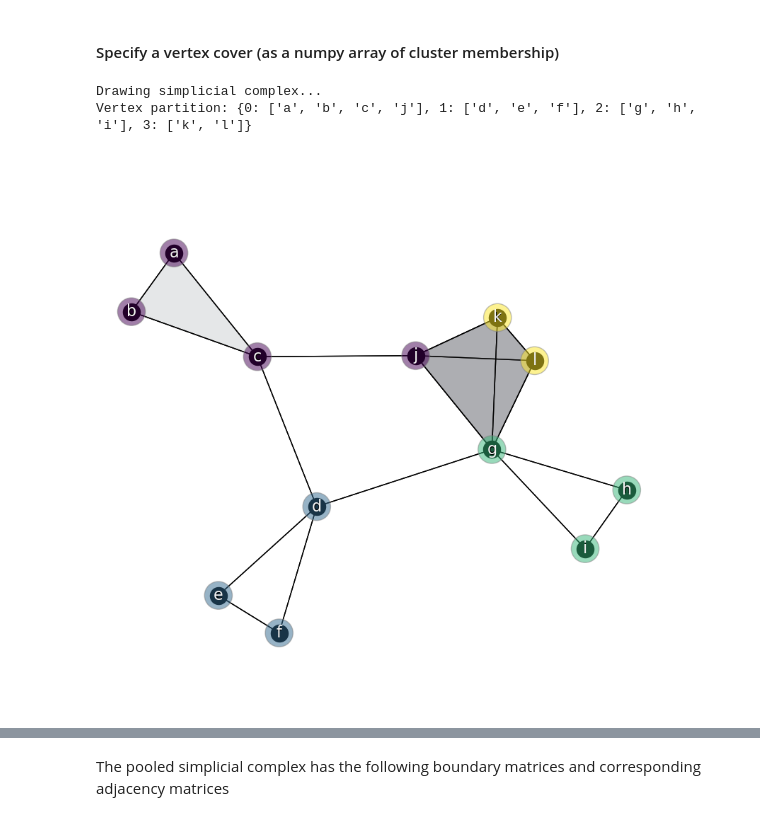
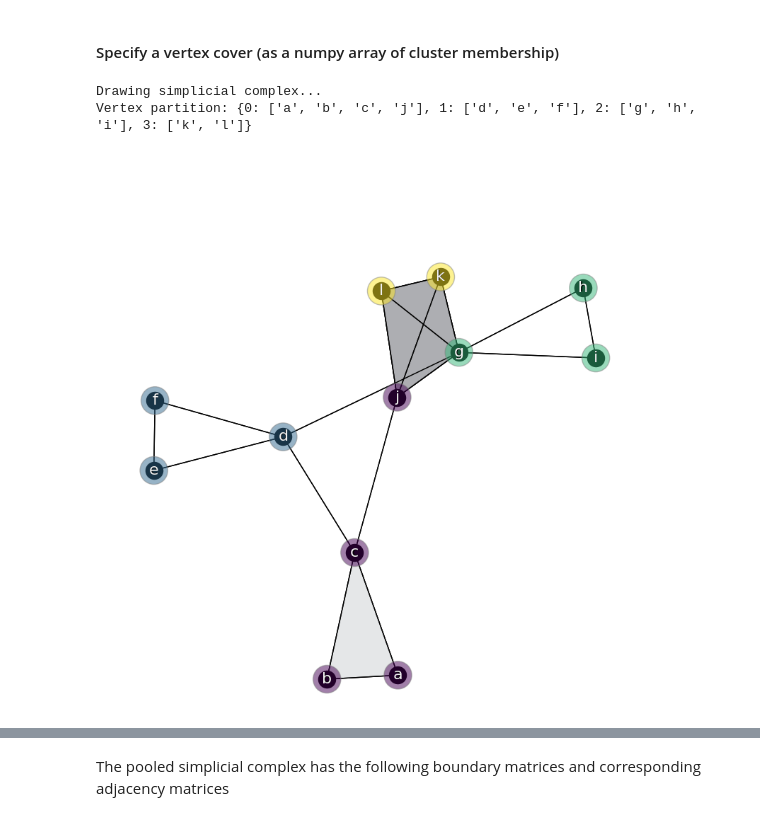
Before and after one commit to aidos-lab/nervePool, a Jupyter notebook: complex_testing.ipynb, the cells around one changed output, grey strips where cells are left out. Saved outputs shown, nothing was run; the diff lists cells and outputs as text; code cells hidden in the pictures.

```diff
--- a/complex_testing.ipynb
+++ b/complex_testing.ipynb
@@ -66,11 +75,11 @@ Visualizing BOUNDARY MATRICES...
 # %%
 S0 = np.array([[1,0,0,0],[1,0,0,0],[1,0,0,0],[0,1,0,0],[0,1,0,0],[0,1,0,0],[0,0,1,0],[0,0,1,0],[0,0,1,0],[1,0,0,0],[0,0,0,1],[0,0,0,1]]) # v x v'
 
-SC1.drawComplex(S0)
+drawComplex(SC1, S0)
 # %% [output]
 Drawing simplicial complex...
 Vertex partition: {0: ['a', 'b', 'c', 'j'], 1: ['d', 'e', 'f'], 2: ['g', 'h', 'i'], 3: ['k', 'l']}
-[figure, old version]
+[figure, new version]
 # %%
 # Use the vertex cluster matrix S0 to pool the complex SC1
 SC1_pooled = complex.pool_complex(SC1, S0)
```
Also changed, not shown: parts of 19 cells of this notebook, 3 other files.
